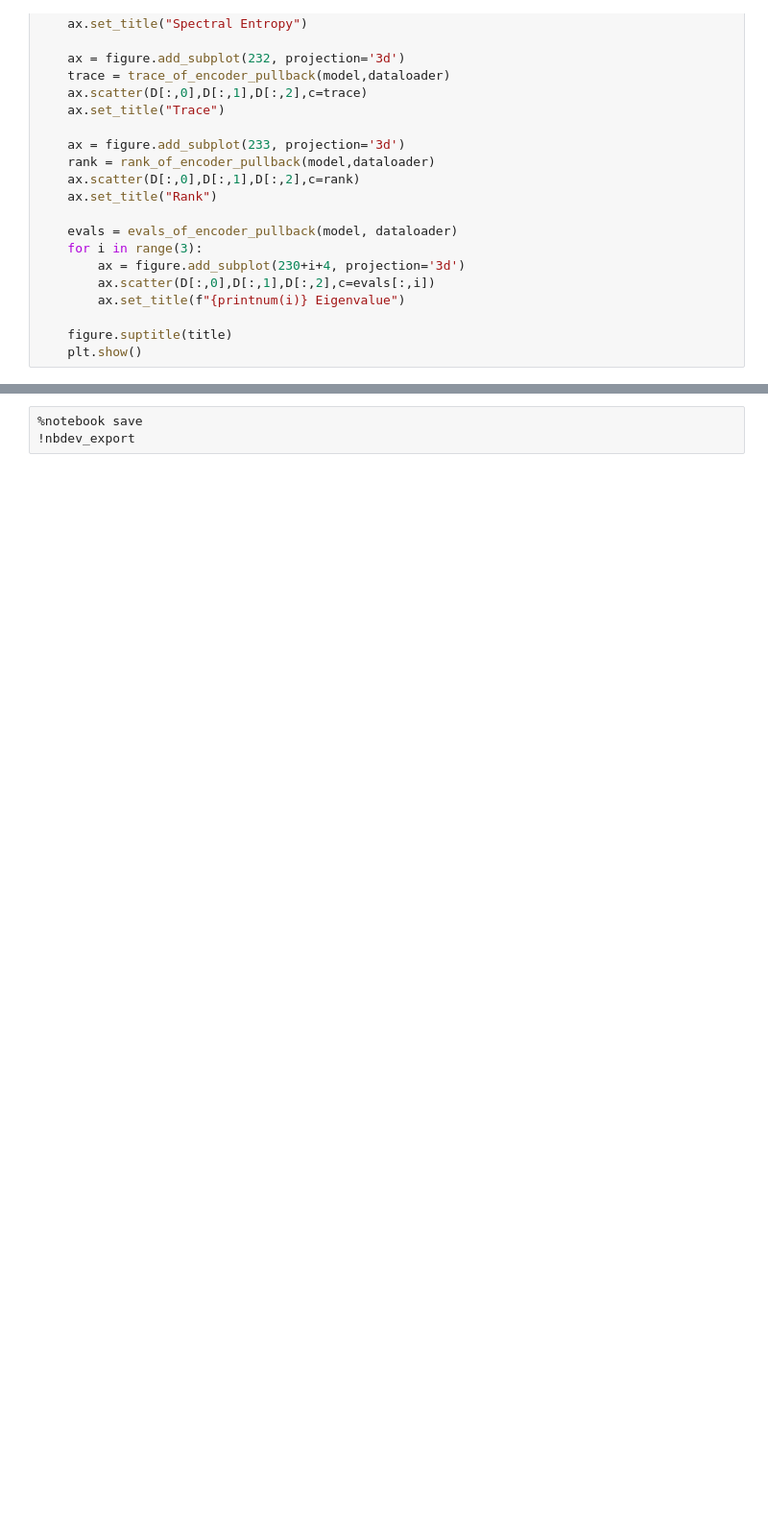
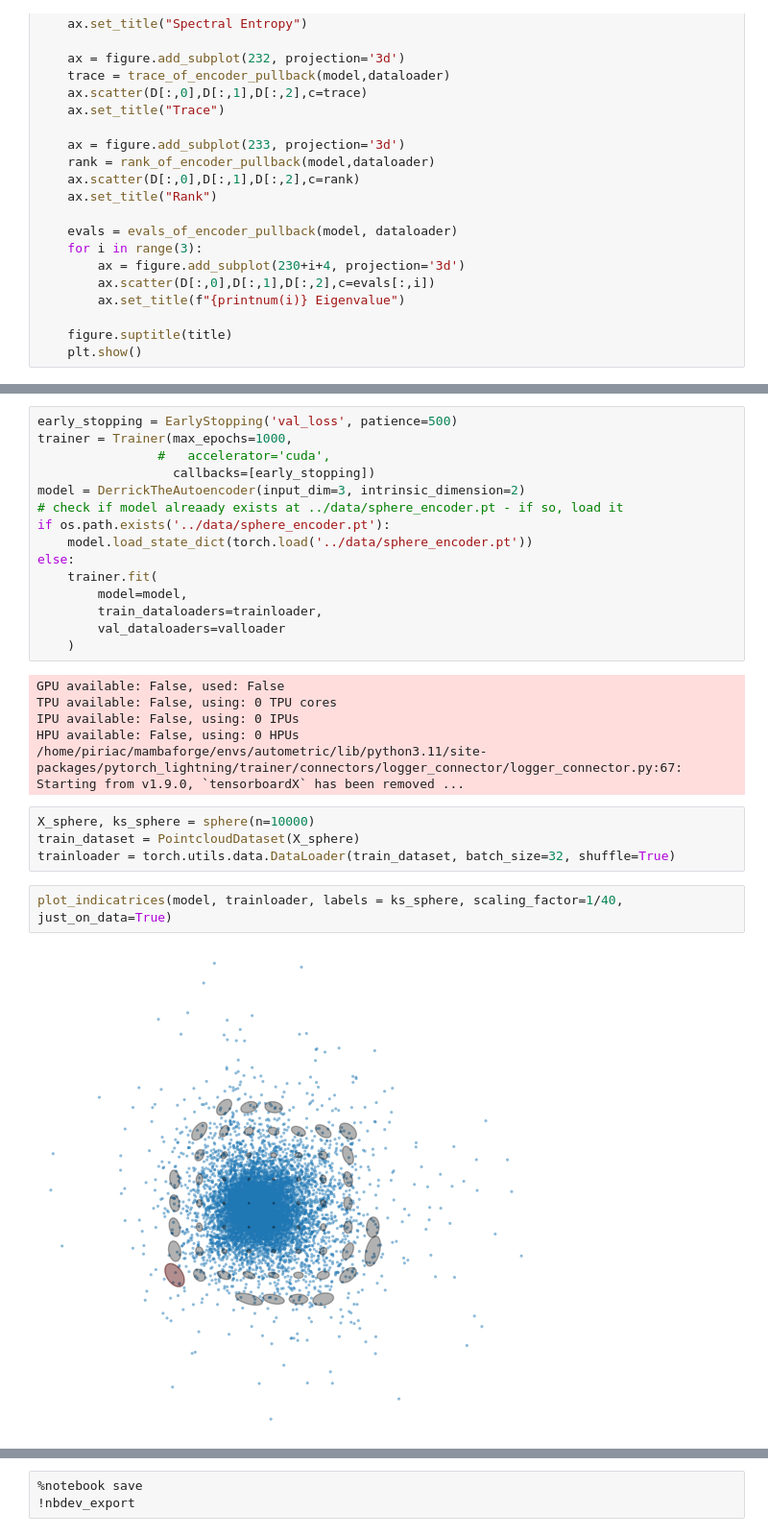
Before and after one commit to professorwug/autometric, a Jupyter notebook: nbs/1d Embedding Analysis.ipynb, the cells around one changed output, grey strips where cells are left out. Shown: that part at 96% size. Saved outputs shown, nothing was run; the diff lists cells and outputs as text; blank space fills up the shorter version.

```diff
--- a/nbs/1d Embedding Analysis.ipynb
+++ b/nbs/1d Embedding Analysis.ipynb
@@ -182,0 +377,29 @@ def visualize_encoder_pullback_metrics_in_ambient_space(model, dataloader, title
+# %%
+early_stopping = EarlyStopping('val_loss', patience=500)
+trainer = Trainer(max_epochs=1000,
+                #   accelerator='cuda',
+                  callbacks=[early_stopping])
+model = DerrickTheAutoencoder(input_dim=3, intrinsic_dimension=2)
+# check if model alreaady exists at ../data/sphere_encoder.pt - if so, load it
+if os.path.exists('../data/sphere_encoder.pt'):
+    model.load_state_dict(torch.load('../data/sphere_encoder.pt'))
+else:
+    trainer.fit(
+        model=model,
+        train_dataloaders=trainloader,
+        val_dataloaders=valloader
+    )
+# %% [output]
+GPU available: False, used: False
+TPU available: False, using: 0 TPU cores
+IPU available: False, using: 0 IPUs
+HPU available: False, using: 0 HPUs
+/home/piriac/mambaforge/envs/autometric/lib/python3.11/site-packages/pytorch_lightning/trainer/connectors/logger_connector/logger_connector.py:67: Starting from v1.9.0, `tensorboardX` has been removed ...
+# %%
+X_sphere, ks_sphere = sphere(n=10000)
+train_dataset = PointcloudDataset(X_sphere)
+trainloader = torch.utils.data.DataLoader(train_dataset, batch_size=32, shuffle=True)
+# %%
+plot_indicatrices(model, trainloader, labels = ks_sphere, scaling_factor=1/40, just_on_data=True)
+# %% [output]
+[figure, added]
```
Also changed, not shown: parts of 14 cells of this notebook, 12 other files.
